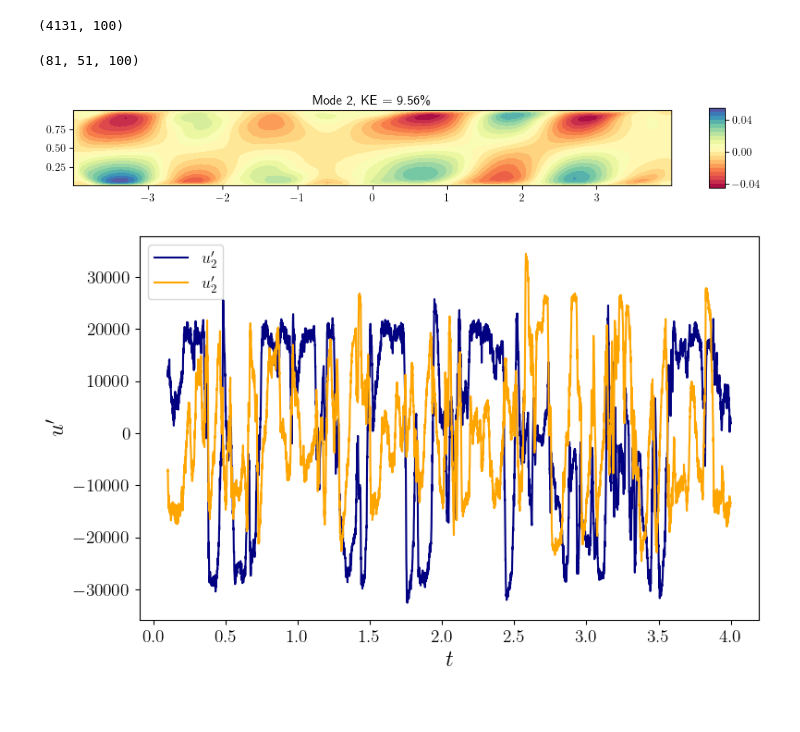
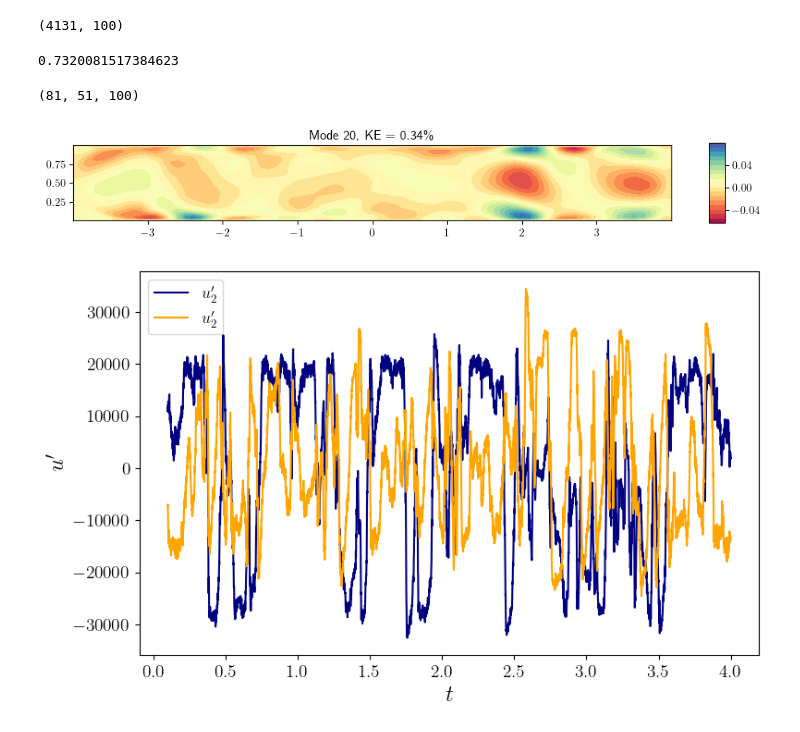
Before and after one commit to Julielmnt/Stage_M2, a Jupyter notebook: code/POD.ipynb, the cells around one changed output. Drawn from its saved outputs; the diff is of its cells as text; code cells hidden in the pictures.

```diff
--- a/code/POD.ipynb
+++ b/code/POD.ipynb
@@ -271,23 +271,27 @@ POD_modes_u = np.reshape(modes_u, (81,51,100))
 POD_modes_w = np.reshape(modes_w, (81,51,100))
 # %% [output]
 (4131, 100)
+# %%
+print(np.sum(KE_modes_all[:5]))
+# %% [output]
+0.7320081517384623
 # %%
 print(np.shape(POD_modes_w))
 # %% [output]
 (81, 51, 100)
 # %%
-j = 3
+j = 20
 ticks = [0.04, 0, -0.04]
 fig, ax = plt.subplots(figsize=(10,8))
 cf0 = ax.contourf(x, z, POD_modes_u[:,:,j], levels=20, cmap=cm.Spectral)
 plt.colorbar(cf0, aspect = 5, shrink = 0.13, ticks = ticks)
 ax.set_aspect('equal', 'box')
-ax.set_title(f'Mode {j}, KE = {np.round(KE_modes_w[j]*100, 2)}\%')
+ax.set_title(f'Mode {j}, KE = {np.round(KE_modes_u[j]*100, 2)}\%')
 plt.tight_layout()
 # plt.savefig(f'../results/POD/pod_mode_w_{j}.png',dpi=200,  bbox_inches='tight')
 # plt.close()
 # %% [output]
-[figure, old version]
+[figure, new version]
 # %%
 i = 1
 num_mode = 0
```
Also changed, not shown: parts of 5 cells of this notebook.
